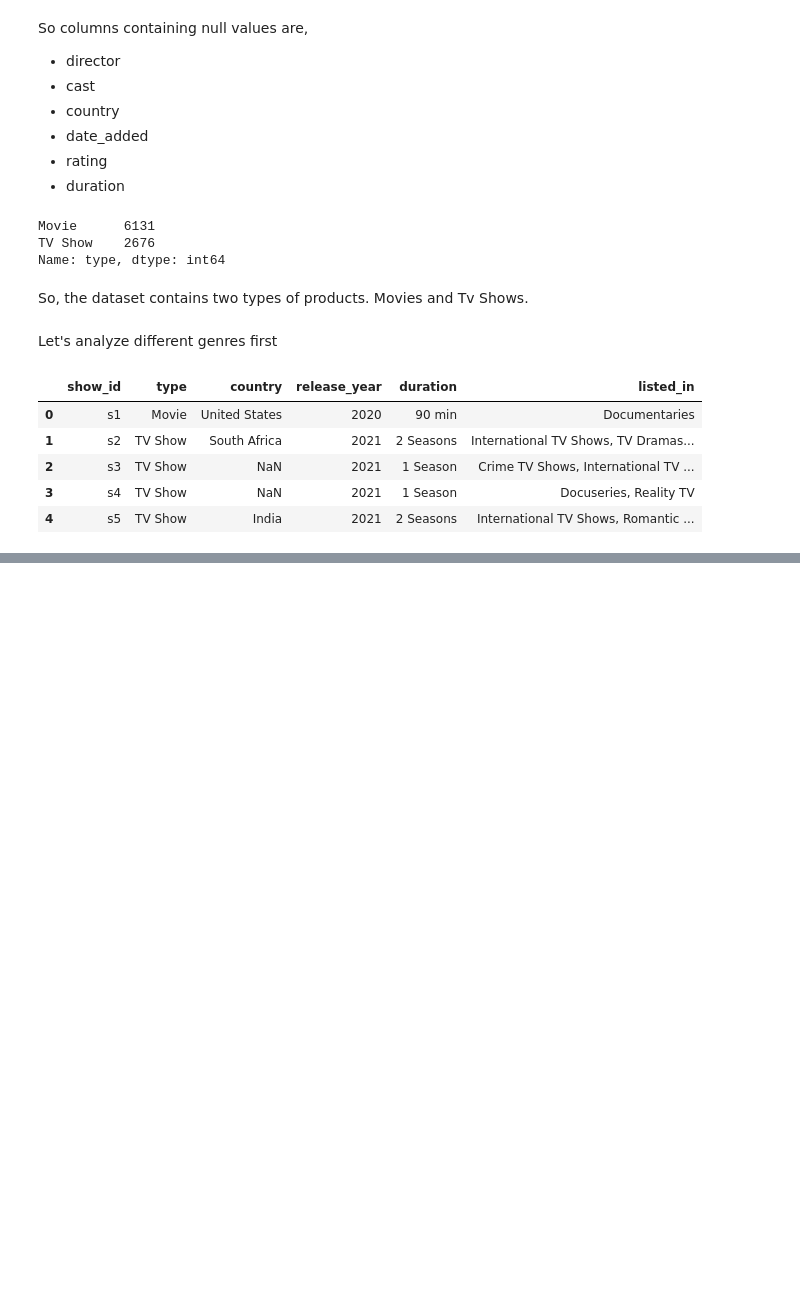
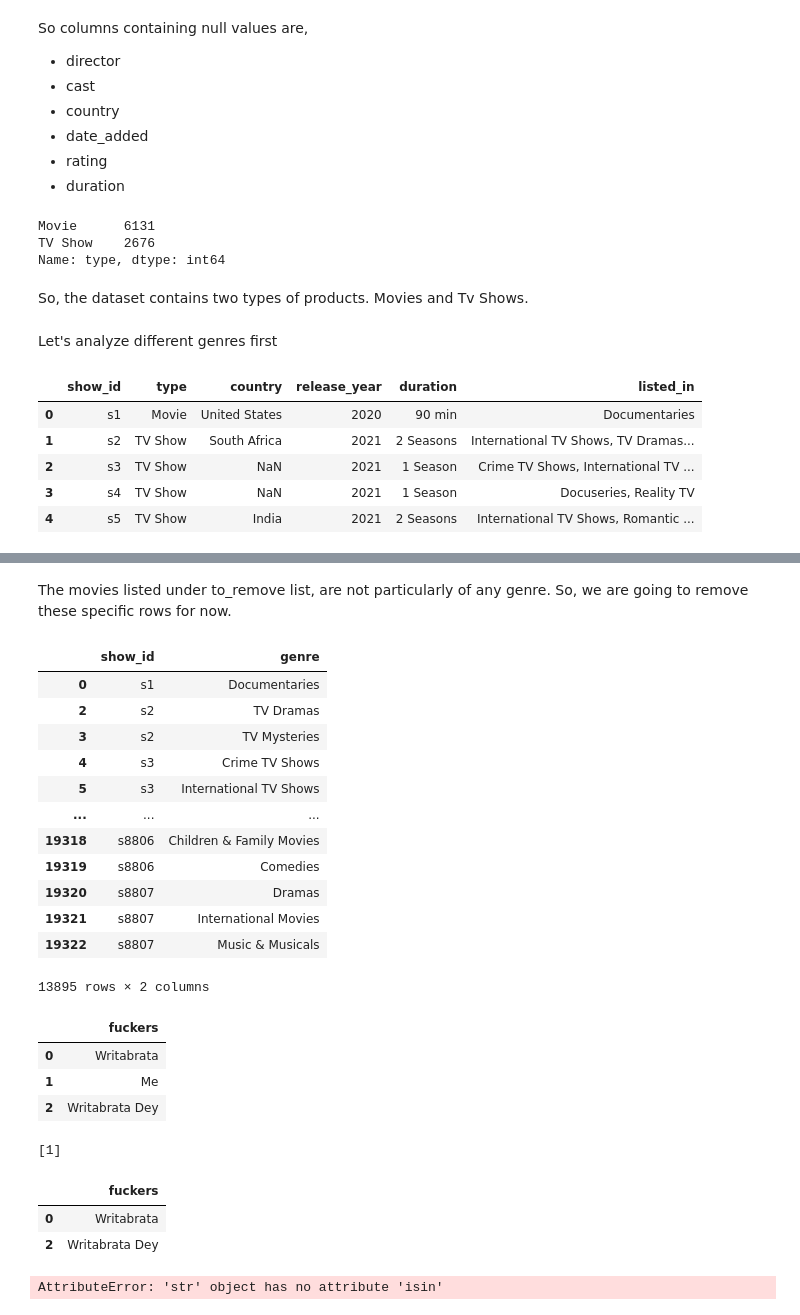
Before and after one commit to WRD397/Projects, a Jupyter notebook: BusinessCase_Netflix_EDA/main.ipynb, the cells around one changed output, grey strips where cells are left out. Drawn from its saved outputs; the diff is of its cells as text; code cells hidden in the pictures; blank space fills up the shorter version.

```diff
--- a/BusinessCase_Netflix_EDA/main.ipynb
+++ b/BusinessCase_Netflix_EDA/main.ipynb
@@ -142,0 +171,3 @@ df_genre_new
+# %%
+df_genre_new.rename(columns={0:'genre'}, inplace=True)
+df_genre_new.drop(['level_1'], axis=1, inplace=True)
@@ -142,0 +216,36 @@ df_genre_new
+# %%
+to_keep = ['Action','Anime','Dramas','Comedies','Sci-Fi','Crime','Thrillers','Reality Show','Documentaries','Docuseries','Kids','Children','Family','Horror','Romantic', 'Sports', 'Science','Musicals','Classic','Culture and Society']
+
+to_remove = ['International Movies','Independent Movies','British TV Shows','International TV Shows','TV Shows','Spanish-Language TV Shows','Movies','Teen TV Shows' ]
+# %% [markdown]
+The movies listed under to_remove list, are not particularly of any genre. So, we are going to remove these specific rows for now.
+# %%
+for item in df_genre_new['genre'] :
+    for element in to_remove :
+        if item == element :
+            id_lst = df_genre_new.index[df_genre_new['genre'] == item].tolist()
+            df_genre_new.drop(df_genre_new.index[id_lst[0]], axis=0, inplace=True)
+# %%
+df_genre_new
+# %% [output]
+|  | show_id | genre |
+| 0 | s1 | Documentaries |
+| 2 | s2 | TV Dramas |
+| 3 | s2 | TV Mysteries |
+| 4 | s3 | Crime TV Shows |
+| 5 | s3 | International TV Shows |
+| ... | ... | ... |
+| 19318 | s8806 | Children & Family Movies |
+| 19319 | s8806 | Comedies |
+| 19320 | s8807 | Dramas |
+| 19321 | s8807 | International Movies |
+| 19322 | s8807 | Music & Musicals |
+13895 rows × 2 columns
+# %%
+frame = pd.DataFrame({'fuckers' : ['Writabrata' , 'Me', 'Writabrata Dey']})
+frame
+# %% [output]
+|  | fuckers |
+| 0 | Writabrata |
+| 1 | Me |
+| 2 | Writabrata Dey |
@@ -142,0 +254,18 @@ df_genre_new
+# %%
+idx_lst= frame.index[frame['fuckers'] == 'Me'].tolist()
+frame.drop([frame.index[idx_lst[0]]], axis=0, inplace=True)
+idx_lst
+# %% [output]
+[1]
+# %%
+frame
+# %% [output]
+|  | fuckers |
+| 0 | Writabrata |
+| 2 | Writabrata Dey |
+# %%
+lst = ['Me', 'You']
+item = 'Me'
+item.isin(lst)
+# %% [output]
+AttributeError: 'str' object has no attribute 'isin'
```
Also changed, not shown: parts of 12 cells of this notebook.
